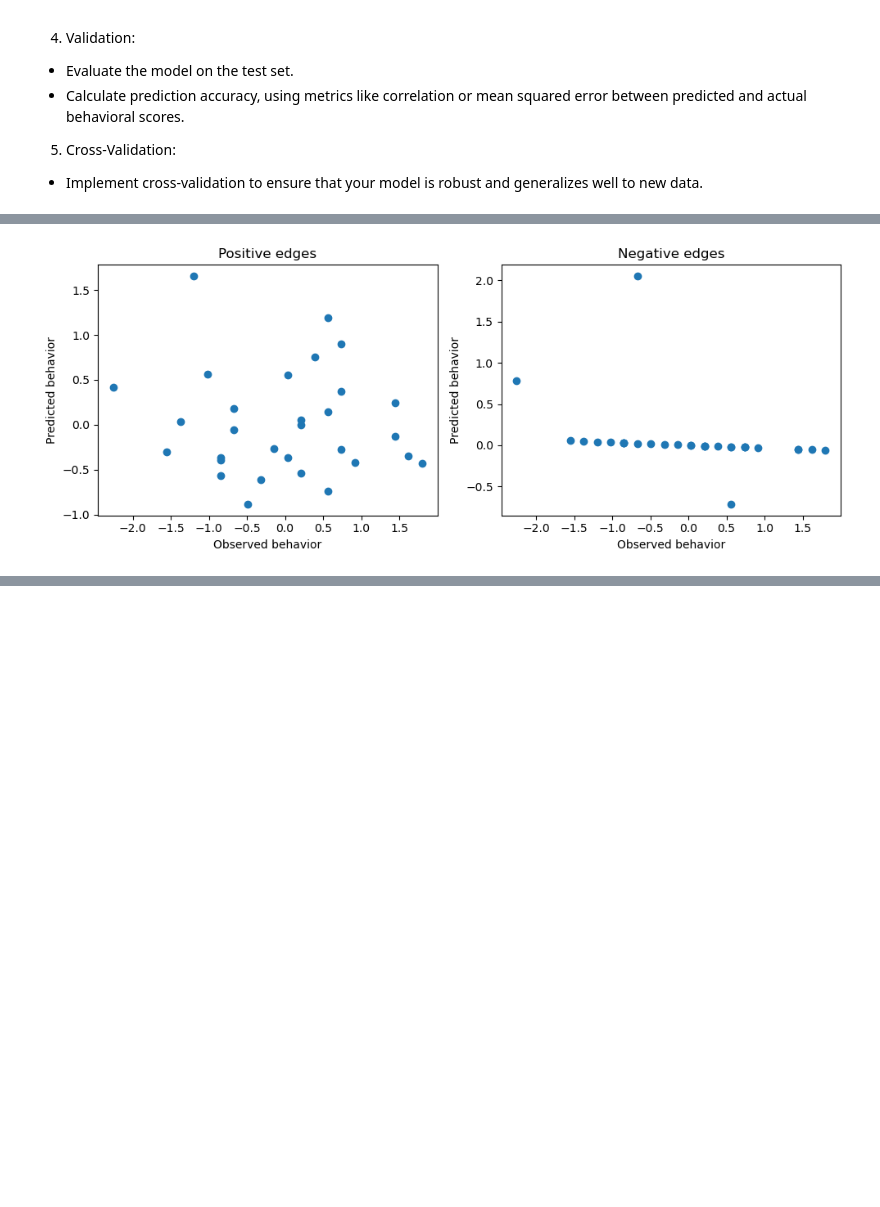
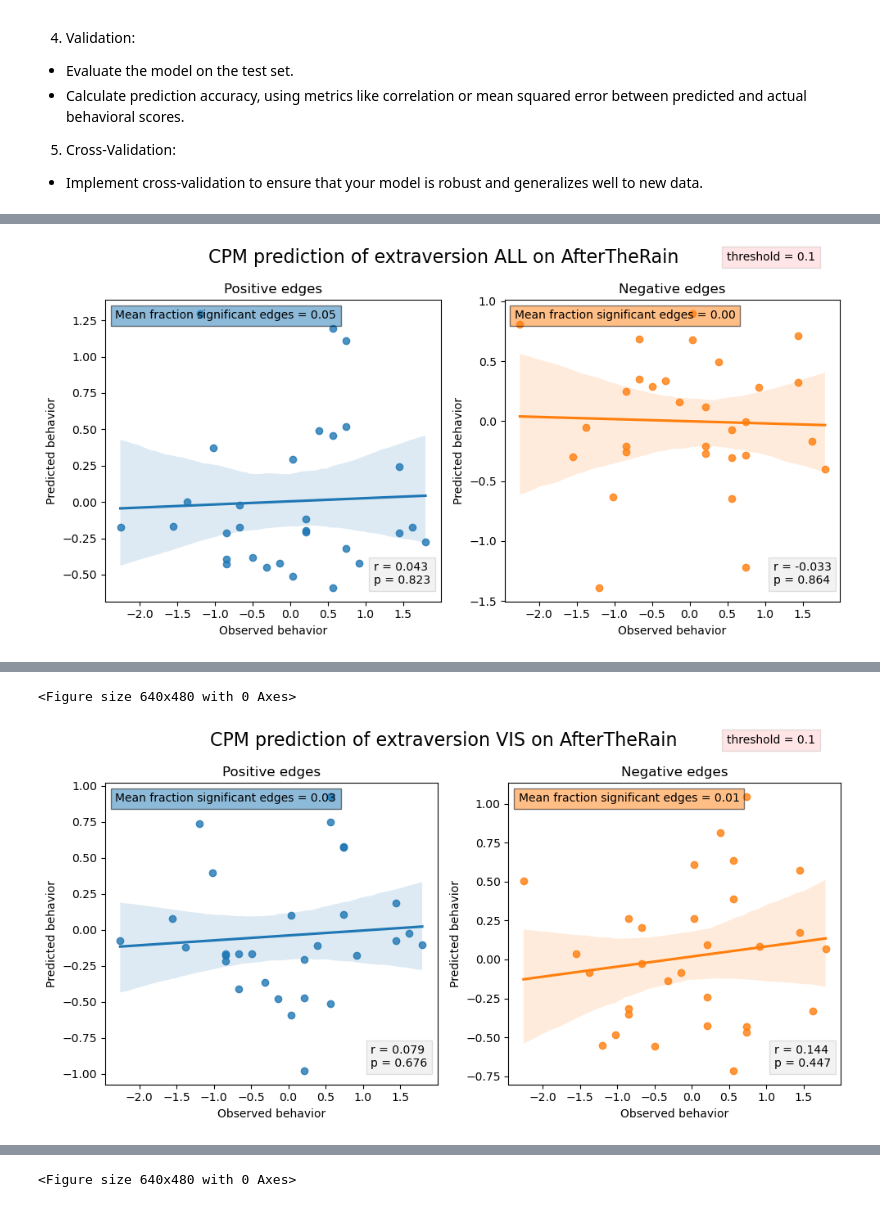
Before and after one commit to silviiaromanato/HigherOrder, a Jupyter notebook: Code/prediction/Prediction.ipynb, the cells around one changed output, grey strips where cells are left out. Drawn from its saved outputs; the diff is of its cells as text; code cells hidden in the pictures; blank space fills up the shorter version.

Commit message:
predicting  and plotting

```diff
--- a/Code/prediction/Prediction.ipynb
+++ b/Code/prediction/Prediction.ipynb
@@ -85,7 +85,7 @@ def compute_X(PATH, movie, method, regions = None):
 X_atr = {}
 for method in ['bold']: #'scaffold', 'edges', 'triangles']:
     PATH_DATA = '/Users/silviaromanato/Desktop/SEMESTER_PROJECT/HigherOrder/Data/Data_TC/'
-    movie = 'AfterTheRain'
+    movie = 'Rest'
     X = compute_X(PATH_DATA, movie, method, regions = 'ALL')
 
 print('The shape of X for BOLD is: ', X.shape)
@@ -97,6 +96,7 @@ The connectivity matrices for BOLD are:  30 (114, 114)
 import time
 from sklearn.linear_model import LinearRegression
 from sklearn.model_selection import train_test_split
+from IPython.display import clear_output
 
 # CPM Function
 def cpm(X_train, y_train, threshold):
@@ -111,8 +111,10 @@ def cpm(X_train, y_train, threshold):
     behav_pred_neg = np.zeros((N, 1))
 
     # 2. CROSS VALIDATION: Perform leave-one-out procedure
+    number_pos = []
+    number_neg = []
     for leftout in range(N):
-        print(f'\nLeaving out subj # {leftout + 1:06.3f}')
+        # print(f'Leaving out subj # {leftout + 1:02.0f}')
         start = time.time()
 
         # Leave out subject from matrices and behavior
@@ -131,6 +133,9 @@ def cpm(X_train, y_train, threshold):
         # 4. EDGE SELECTION: Set threshold and define masks
         pos_mask = np.multiply(p_mat < threshold, r_mat > 0)
         neg_mask = np.multiply(p_mat < threshold, r_mat < 0)
+
+        number_pos.append(np.sum(pos_mask) / M)
+        number_neg.append(np.sum(neg_mask) / M)
 
         # 5. SINGLE SUBJ SUMMARY VALUES: Compute sum scores
         behav_sum_pos = np.zeros((N - 1, 1))
@@ -163,32 +168,75 @@ def cpm(X_train, y_train, threshold):
         minutes = (end - start) / 60
         seconds = (end - start) % 60
 
-        print(f'This iteration took: {minutes:06.3f} minutes and {seconds:06.3f} seconds')
+    mean_neg = np.mean(number_neg)
+    mean_pos = np.mean(number_pos)
+
+    return behav_pred_pos, behav_pred_neg, all_behav, mean_neg, mean_pos
+
+def plot_cpm(behav_pred_pos, behav_pred_neg, all_behav, mean_neg, mean_pos, movie, region):
 
     # 8. EVALUATION: Compute correlations between predicted and observed behavior
     behav_pred_corr_pos = scipy.stats.pearsonr(all_behav, behav_pred_pos[:, 0])
     behav_pred_corr_neg = scipy.stats.pearsonr(all_behav, behav_pred_neg[:, 0])
 
-    # 9. VISUALIZATION: Make a pretty figure
-    plt.figure(figsize=(10, 4))
+    plt.figure(figsize=(10, 5))
+    palette = sns.color_palette()
+    plt.suptitle(f'CPM prediction of extraversion {region} on {movie}', fontsize=16)
+    # add text at the bottom of the figure
+    plt.figtext(0.90, 0.95, f'threshold = {threshold}', wrap=True,
+                horizontalalignment='center', fontsize=10, bbox=dict(facecolor='red', alpha=0.1))
     plt.subplot(1, 2, 1)
-    plt.scatter(all_behav, behav_pred_pos)
+    sns.regplot(x = all_behav, y = behav_pred_pos, color = palette[0])
+    plt.annotate(f'r = {behav_pred_corr_pos[0]:.3f}\np = {behav_pred_corr_pos[1]:.3f}', xy=[0.80, 0.05], xycoords='axes fraction', ha='left', va='bottom',
+                bbox=dict(facecolor='grey', alpha=0.1))
+    plt.annotate(f'Mean fraction significant edges = {mean_pos:.2f}', xy=[0.03, 0.93], xycoords='axes fraction', ha='left', va='bottom',
+                bbox=dict(facecolor=palette[0], alpha=0.5))
     plt.xlabel('Observed behavior')
     plt.ylabel('Predicted behavior')
     plt.title('Positive edges')
+
     plt.subplot(1, 2, 2)
-    plt.scatter(all_behav, behav_pred_neg)
+    sns.regplot(x = all_behav, y = behav_pred_neg, color=palette[1])
+    plt.annotate(f'r = {behav_pred_corr_neg[0]:.3f}\np = {behav_pred_corr_neg[1]:.3f}', xy=[0.80, 0.05], xycoords='axes fraction', ha='left', va='bottom',
+                bbox=dict(facecolor='grey', alpha=0.1))
+    plt.annotate(f'Mean fraction significant edges = {mean_neg:.2f}', xy=[0.03, 0.93], xycoords='axes fraction', ha='left', va='bottom',
+                bbox=dict(facecolor=palette[1], alpha=0.5))
     plt.xlabel('Observed behavior')
     plt.ylabel('Predicted behavior')
     plt.title('Negative edges')
     plt.tight_layout()
+
     plt.show()
-
-    return behav_pred_corr_neg, behav_pred_corr_pos
-
-threshold = 0.01
-#X_train, X_test, y_train, y_test = train_test_split(X, extrovercy, test_size=0.2, random_state=0)
+    plt.savefig(f'/Users/silviaromanato/Desktop/SEMESTER_PROJECT/HigherOrder/Data/CPM/{movie}_{region}_{threshold}_CPM.png')
 
 # compute the CPM
-cpm(X, extrovercy, threshold)
+
+# 1. I want to print the number of significant points for each threshold and each region
+# 2. I want to plot the correlation between predicted and observed behaviour for each threshold and each region
+number_points = {}
+results = {}
+for threshold in [0.1, 0.05, 0.01]:
+    method = 'bold'
+    PATH_DATA = '/Users/silviaromanato/Desktop/SEMESTER_PROJECT/HigherOrder/Data/Data_TC/'
+    for movie in list_movies:
+        for region in ['ALL', 'VIS', 'SM', 'VA', 'DA', 'DMN', 'FP']:
+            print(f'Computing CPM for {movie} and {region} and {method} and {threshold}')
+            X = compute_X(PATH_DATA, movie, method, regions = region)
+            behav_pred_pos, behav_pred_neg, all_behav, mean_neg, mean_pos = cpm(X, extrovercy, threshold)
+            # put the data in a dataframe
+            df = pd.DataFrame({'predicted_pos': behav_pred_pos[:, 0], 'predicted_neg': behav_pred_neg[:, 0], 'observed': all_behav})
+            # save the dataframe
+            df.to_csv(f'/Users/silviaromanato/Desktop/SEMESTER_PROJECT/HigherOrder/Data/{movie}_{region}_{threshold}_CPM.csv', index=False)
+
+            plot_cpm(behav_pred_pos, behav_pred_neg, all_behav, mean_neg, mean_pos, movie, region)
+
+            number_points[f'{movie}_{region}_{threshold}'] = [mean_neg, mean_pos]
+            print(f'Number of significant points for {movie} and {region} and {method} and {threshold} is: {mean_neg} and {mean_pos}')
+
+            r_pos, p_pos = scipy.stats.pearsonr(all_behav, behav_pred_pos[:, 0])
+            r_neg, p_neg = scipy.stats.pearsonr(all_behav, behav_pred_neg[:, 0])
+            print(f'Positive edges: r = {r_pos:.3f}, p = {p_pos:.3f}')
+            print(f'Negative edges: r = {r_neg:.3f}, p = {p_neg:.3f}')
+
+            results[f'{movie}_{region}_{threshold}'] = [r_pos, r_neg, p_pos, p_neg]
 # %% [output]
@@ -212 +245 @@ This iteration took: 00.108 minutes and 06.484 seconds
-[figure, old version]
+[figure, new version]
@@ -214,0 +251,2 @@ This iteration took: 00.108 minutes and 06.484 seconds
+<Figure size 640x480 with 0 Axes>
+[figure, added]
@@ -214,0 +258 @@ This iteration took: 00.108 minutes and 06.484 seconds
+<Figure size 640x480 with 0 Axes>
```
Also changed, not shown: parts of 2 cells of this notebook, 1 other file.
